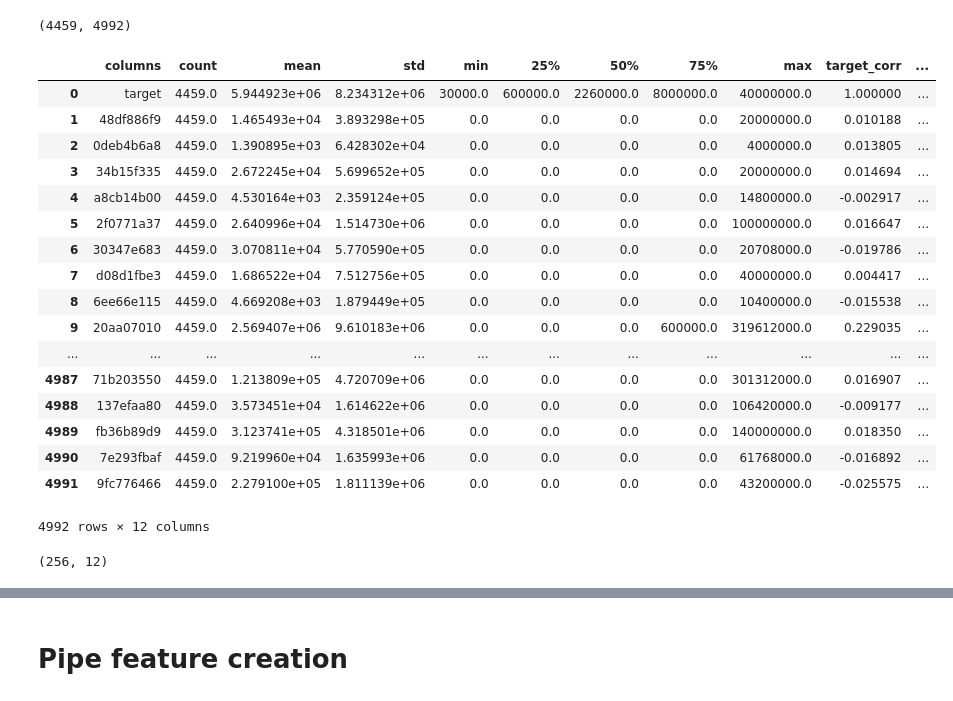
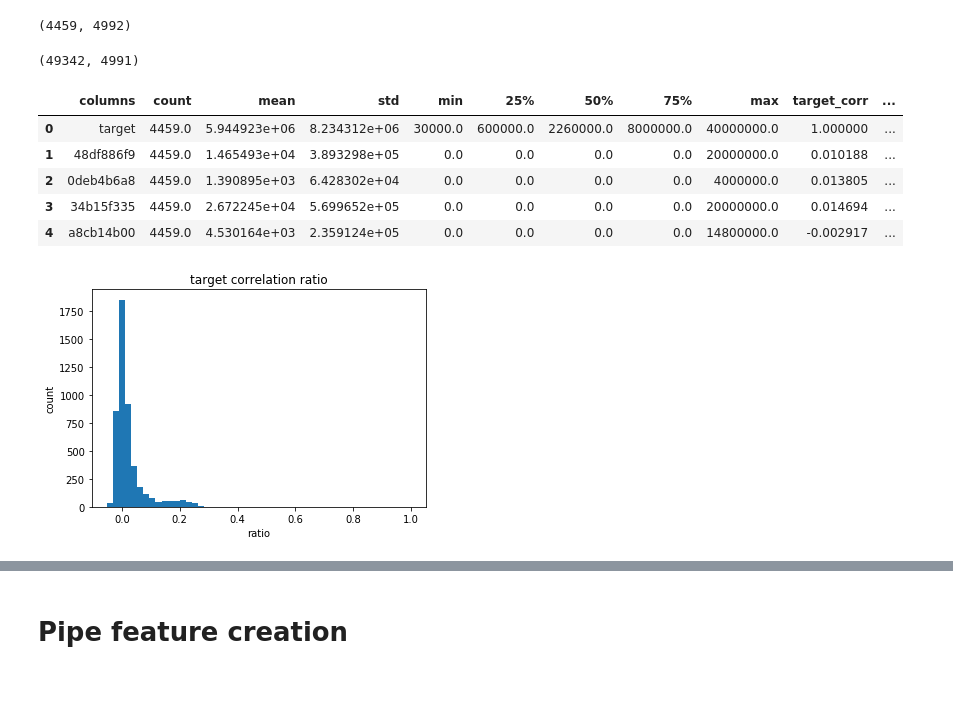
Before and after one commit to rudloffl/KG-compets, a Jupyter notebook: 01 - Santander/A02 - version1.ipynb, the cells around one changed output, grey strips where cells are left out. Cells and saved outputs as stored; diff of their text form; code cells hidden in the pictures.

```diff
--- a/01 - Santander/A02 - version1.ipynb
+++ b/01 - Santander/A02 - version1.ipynb
@@ -7,41 +7,40 @@ train = pd.read_csv('./data/train.csv', index_col='ID')
 train.shape
 # %% [output]
 (4459, 4992)
+# %%
+test = pd.read_csv('./data/test.csv', index_col='ID')
+test.shape
+# %% [output]
+(49342, 4991)
 # %%
 def describeplus(dataset, target='target'):
     df = dataset.describe().T
     df = df.reset_index().rename(columns = {'index' : 'columns'})
     ## Correlation to the target
     df['target_corr'] = df['columns'].apply(lambda x : np.corrcoef(dataset[target], dataset[x])[0][1])
     ## distinct counts
     df['distinct_counts'] = df['columns'].apply(lambda x : len(dataset[x].value_counts()))
     ## skew
     df['skew'] = df['columns'].apply(lambda x : dataset[x].skew())
 
+    ## data range
+    df['range'] = df['columns'].apply(lambda x : dataset[x].max() - dataset[x].min())
     return df
 
 df = describeplus(train)
-df
+df.head()
 # %% [output]
 |  | columns | count | mean | std | min | 25% | 50% | 75% | max | target_corr | ... |
 | 0 | target | 4459.0 | 5.944923e+06 | 8.234312e+06 | 30000.0 | 600000.0 | 2260000.0 | 8000000.0 | 40000000.0 | 1.000000 | ... |
 | 1 | 48df886f9 | 4459.0 | 1.465493e+04 | 3.893298e+05 | 0.0 | 0.0 | 0.0 | 0.0 | 20000000.0 | 0.010188 | ... |
 | 2 | 0deb4b6a8 | 4459.0 | 1.390895e+03 | 6.428302e+04 | 0.0 | 0.0 | 0.0 | 0.0 | 4000000.0 | 0.013805 | ... |
 | 3 | 34b15f335 | 4459.0 | 2.672245e+04 | 5.699652e+05 | 0.0 | 0.0 | 0.0 | 0.0 | 20000000.0 | 0.014694 | ... |
 | 4 | a8cb14b00 | 4459.0 | 4.530164e+03 | 2.359124e+05 | 0.0 | 0.0 | 0.0 | 0.0 | 14800000.0 | -0.002917 | ... |
-| 5 | 2f0771a37 | 4459.0 | 2.640996e+04 | 1.514730e+06 | 0.0 | 0.0 | 0.0 | 0.0 | 100000000.0 | 0.016647 | ... |
-| 6 | 30347e683 | 4459.0 | 3.070811e+04 | 5.770590e+05 | 0.0 | 0.0 | 0.0 | 0.0 | 20708000.0 | -0.019786 | ... |
-| 7 | d08d1fbe3 | 4459.0 | 1.686522e+04 | 7.512756e+05 | 0.0 | 0.0 | 0.0 | 0.0 | 40000000.0 | 0.004417 | ... |
-| 8 | 6ee66e115 | 4459.0 | 4.669208e+03 | 1.879449e+05 | 0.0 | 0.0 | 0.0 | 0.0 | 10400000.0 | -0.015538 | ... |
-| 9 | 20aa07010 | 4459.0 | 2.569407e+06 | 9.610183e+06 | 0.0 | 0.0 | 0.0 | 600000.0 | 319612000.0 | 0.229035 | ... |
-| ... | ... | ... | ... | ... | ... | ... | ... | ... | ... | ... | ... |
-| 4987 | 71b203550 | 4459.0 | 1.213809e+05 | 4.720709e+06 | 0.0 | 0.0 | 0.0 | 0.0 | 301312000.0 | 0.016907 | ... |
-| 4988 | 137efaa80 | 4459.0 | 3.573451e+04 | 1.614622e+06 | 0.0 | 0.0 | 0.0 | 0.0 | 106420000.0 | -0.009177 | ... |
-| 4989 | fb36b89d9 | 4459.0 | 3.123741e+05 | 4.318501e+06 | 0.0 | 0.0 | 0.0 | 0.0 | 140000000.0 | 0.018350 | ... |
-| 4990 | 7e293fbaf | 4459.0 | 9.219960e+04 | 1.635993e+06 | 0.0 | 0.0 | 0.0 | 0.0 | 61768000.0 | -0.016892 | ... |
-| 4991 | 9fc776466 | 4459.0 | 2.279100e+05 | 1.811139e+06 | 0.0 | 0.0 | 0.0 | 0.0 | 43200000.0 | -0.025575 | ... |
-4992 rows × 12 columns
-# %%
-df[df['distinct_counts'] == 1].shape
-# %% [output]
-(256, 12)
+# %%
+df['target_corr'].plot.hist(bins=50)
+plt.title('target correlation ratio')
+plt.xlabel('ratio')
+plt.ylabel('count')
+plt.show()
+# %% [output]
+[figure, added]
```
Also changed, not shown: parts of 40 cells of this notebook, 1 other file.
